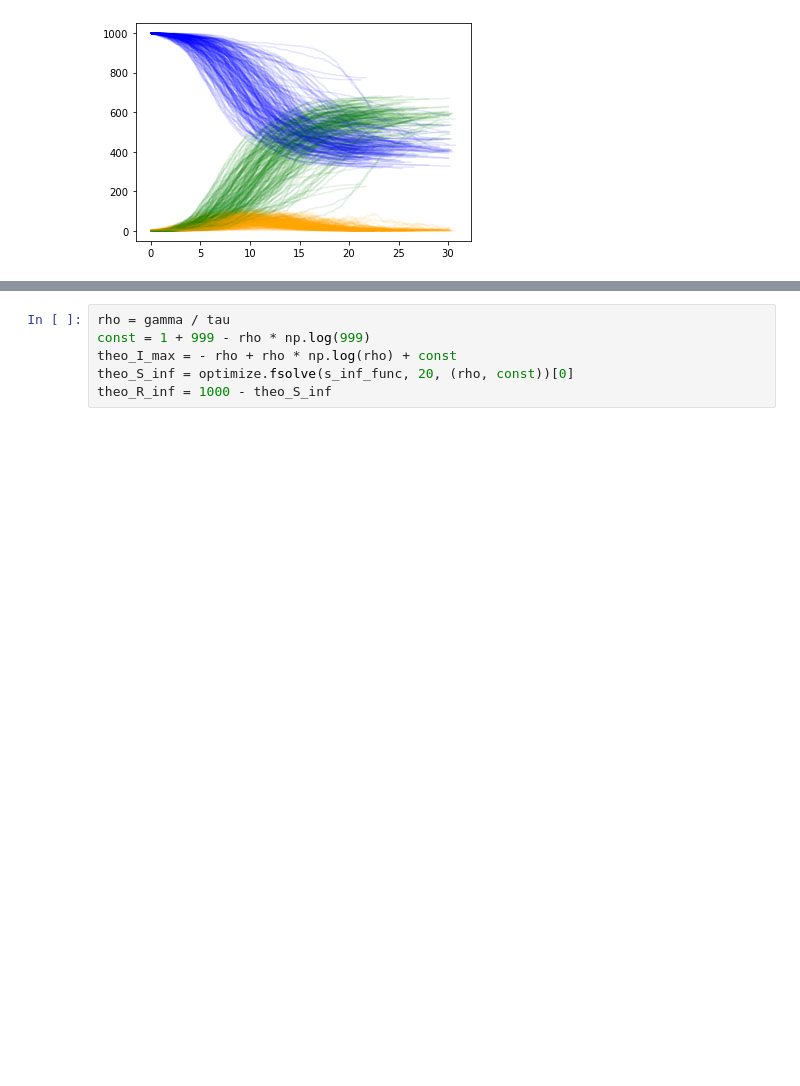
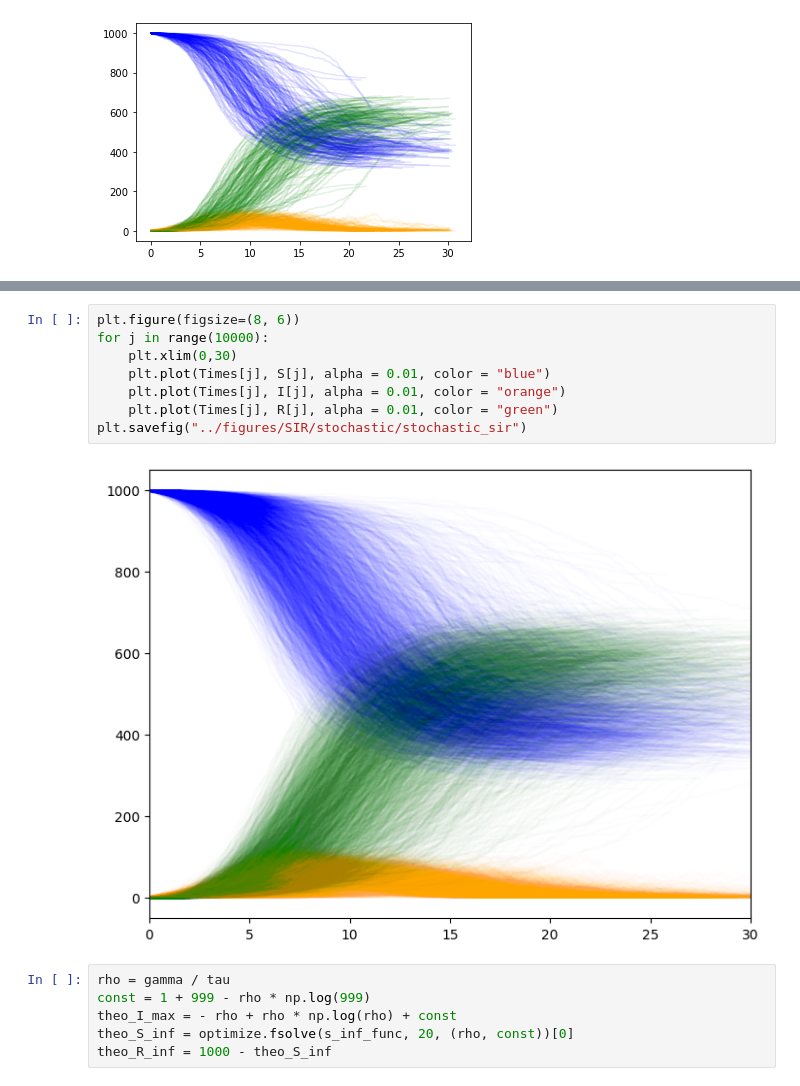
Before and after one commit to skomuro/Spreading_processes_on_networks, a Jupyter notebook: notebooks/stochastic.ipynb, the cells around one changed output, grey strips where cells are left out. Drawn from its saved outputs; the diff is of its cells as text; blank space fills up the shorter version.

```diff
--- a/notebooks/stochastic.ipynb
+++ b/notebooks/stochastic.ipynb
@@ -130,3 +150,13 @@ pd.to_pickle(ts, '../data/SIR/stochastic/time.pkl')
+# %%
+plt.figure(figsize=(8, 6))
+for j in range(10000):
+    plt.xlim(0,30)
+    plt.plot(Times[j], S[j], alpha = 0.01, color = "blue")
+    plt.plot(Times[j], I[j], alpha = 0.01, color = "orange")
+    plt.plot(Times[j], R[j], alpha = 0.01, color = "green")
+plt.savefig("../figures/SIR/stochastic/stochastic_sir")
+# %% [output]
+[figure, added]
 # %%
 rho = gamma / tau
 const = 1 + 999 - rho * np.log(999)
```
Also changed, not shown: parts of 15 cells of this notebook, 18 other files.
